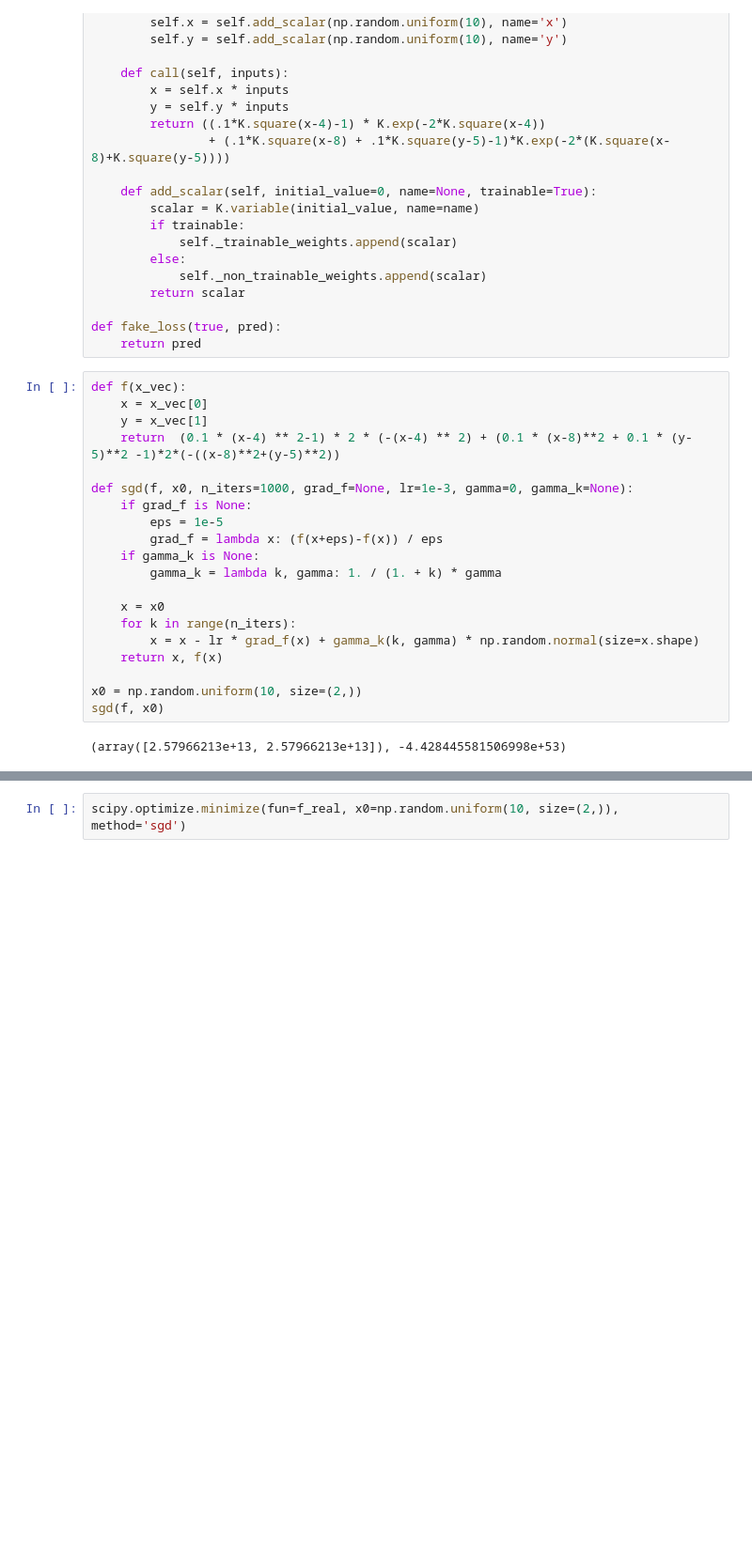
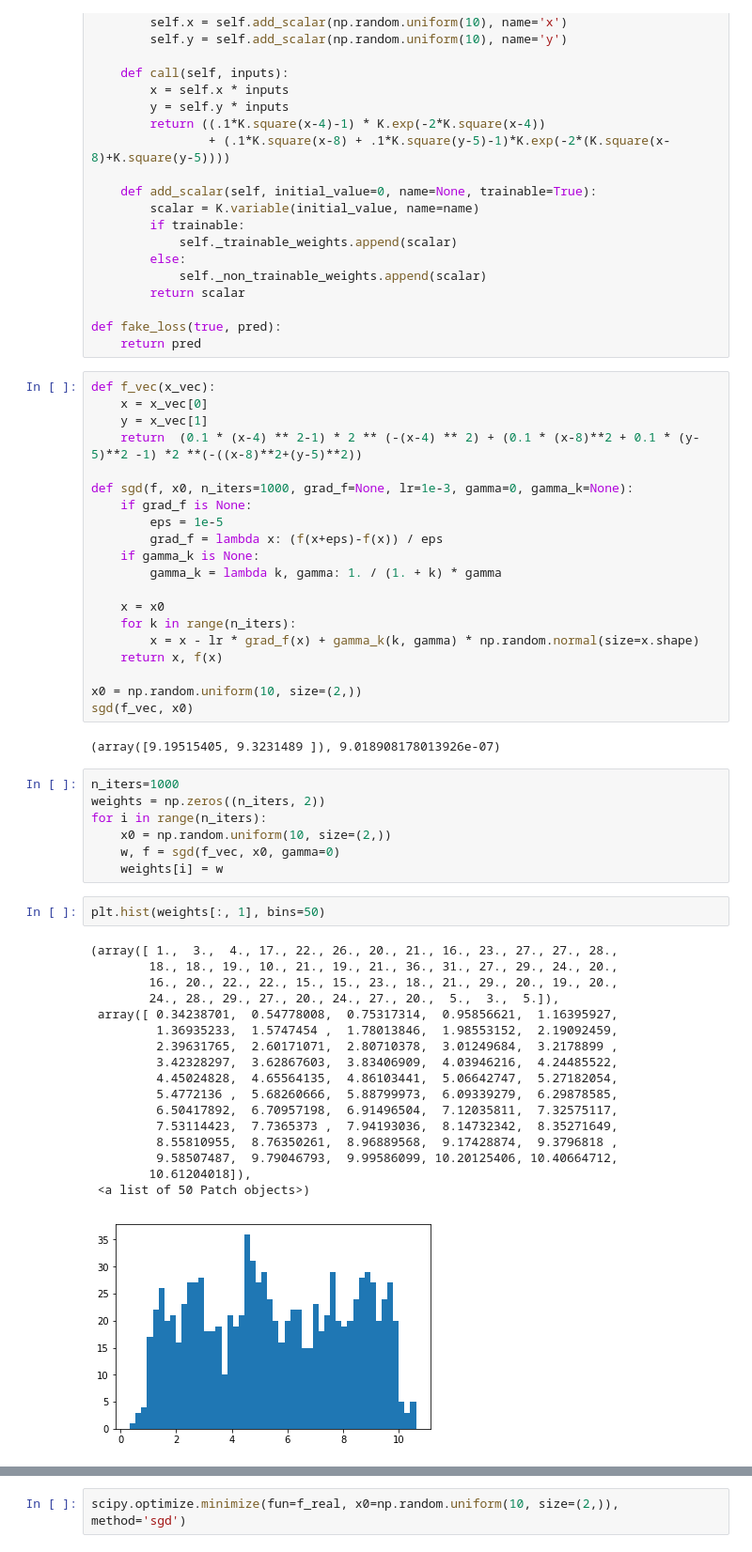
Before and after one commit to andreyzharkov/SGD_exploration, a Jupyter notebook: SGDL_convergence_CIFAR10_and_MNIST.ipynb, the cells around one changed output, grey strips where cells are left out. Shown: that part at 94% size. Saved outputs shown, nothing was run; the diff lists cells and outputs as text; blank space fills up the shorter version.

```diff
--- a/SGDL_convergence_CIFAR10_and_MNIST.ipynb
+++ b/SGDL_convergence_CIFAR10_and_MNIST.ipynb
@@ -94,10 +94,10 @@ class CustomLayer(keras.layers.Layer):
 def fake_loss(true, pred):
     return pred
 # %%
-def f(x_vec):
+def f_vec(x_vec):
     x = x_vec[0]
     y = x_vec[1]
-    return  (0.1 * (x-4) ** 2-1) * 2 * (-(x-4) ** 2) + (0.1 * (x-8)**2 + 0.1 * (y-5)**2 -1)*2*(-((x-8)**2+(y-5)**2))
+    return  (0.1 * (x-4) ** 2-1) * 2 ** (-(x-4) ** 2) + (0.1 * (x-8)**2 + 0.1 * (y-5)**2 -1) *2 **(-((x-8)**2+(y-5)**2))
 
 def sgd(f, x0, n_iters=1000, grad_f=None, lr=1e-3, gamma=0, gamma_k=None):
     if grad_f is None:
@@ -112,6 +112,33 @@ def sgd(f, x0, n_iters=1000, grad_f=None, lr=1e-3, gamma=0, gamma_k=None):
     return x, f(x)
 
 x0 = np.random.uniform(10, size=(2,))
-sgd(f, x0)
+sgd(f_vec, x0)
 # %% [output]
-(array([2.57966213e+13, 2.57966213e+13]), -4.428445581506998e+53)
+(array([9.19515405, 9.3231489 ]), 9.018908178013926e-07)
+# %%
+n_iters=1000
+weights = np.zeros((n_iters, 2))
+for i in range(n_iters):
+    x0 = np.random.uniform(10, size=(2,))
+    w, f = sgd(f_vec, x0, gamma=0)
+    weights[i] = w
+# %%
+plt.hist(weights[:, 1], bins=50)
+# %% [output]
+(array([ 1.,  3.,  4., 17., 22., 26., 20., 21., 16., 23., 27., 27., 28.,
+        18., 18., 19., 10., 21., 19., 21., 36., 31., 27., 29., 24., 20.,
+        16., 20., 22., 22., 15., 15., 23., 18., 21., 29., 20., 19., 20.,
+        24., 28., 29., 27., 20., 24., 27., 20.,  5.,  3.,  5.]),
+ array([ 0.34238701,  0.54778008,  0.75317314,  0.95856621,  1.16395927,
+         1.36935233,  1.5747454 ,  1.78013846,  1.98553152,  2.19092459,
+         2.39631765,  2.60171071,  2.80710378,  3.01249684,  3.2178899 ,
+         3.42328297,  3.62867603,  3.83406909,  4.03946216,  4.24485522,
+         4.45024828,  4.65564135,  4.86103441,  5.06642747,  5.27182054,
+         5.4772136 ,  5.68260666,  5.88799973,  6.09339279,  6.29878585,
+         6.50417892,  6.70957198,  6.91496504,  7.12035811,  7.32575117,
+         7.53114423,  7.7365373 ,  7.94193036,  8.14732342,  8.35271649,
+         8.55810955,  8.76350261,  8.96889568,  9.17428874,  9.3796818 ,
+         9.58507487,  9.79046793,  9.99586099, 10.20125406, 10.40664712,
+        10.61204018]),
+ <a list of 50 Patch objects>)
+[figure, added]
```
Also changed, not shown: parts of 2 cells of this notebook.
